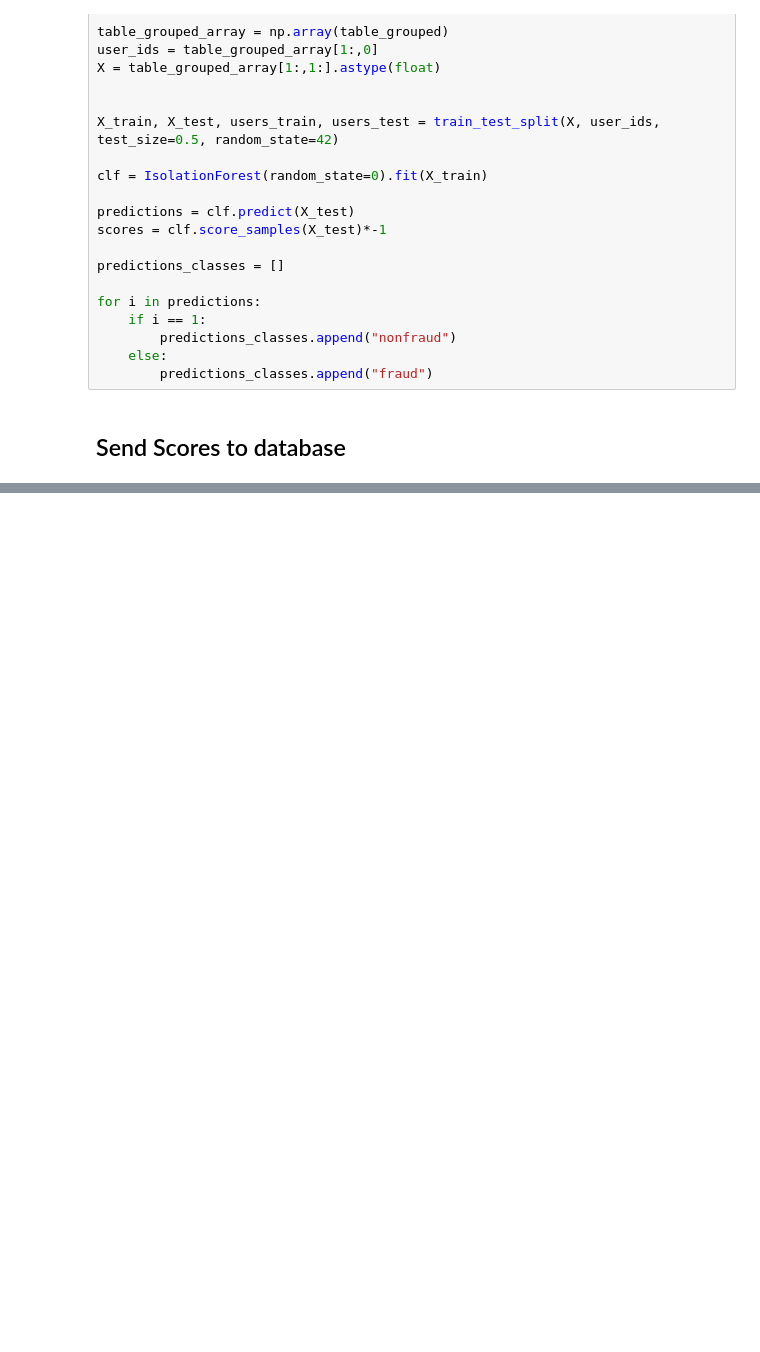
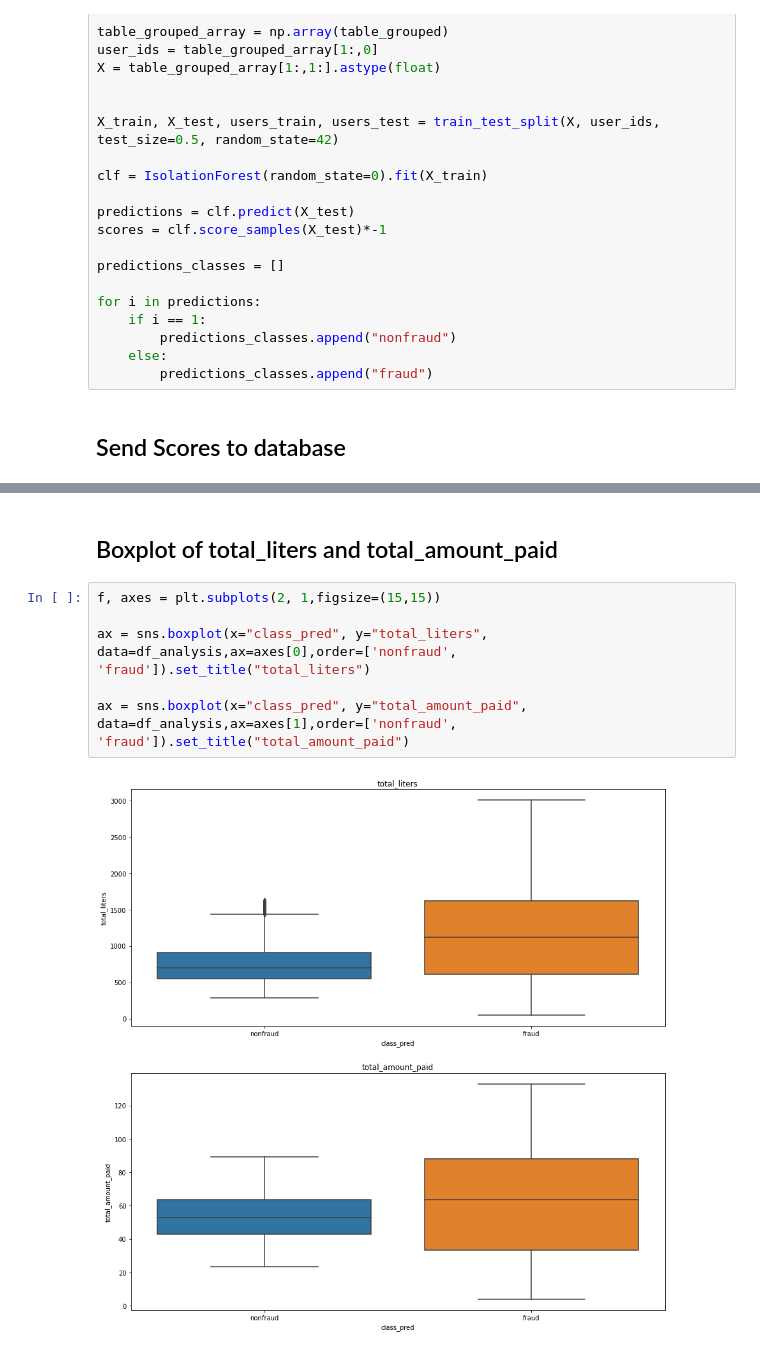
Before and after one commit to juliolops/outlier_identifier_api, a Jupyter notebook: outlier_indentifier_model/outlier_model_development.ipynb, the cells around one changed output, grey strips where cells are left out. Saved outputs shown, nothing was run; the diff lists cells and outputs as text; blank space fills up the shorter version.

```diff
--- a/outlier_indentifier_model/outlier_model_development.ipynb
+++ b/outlier_indentifier_model/outlier_model_development.ipynb
@@ -50,0 +106,10 @@ print(response)
+# %% [markdown]
+## Boxplot of total_liters and total_amount_paid
+# %%
+f, axes = plt.subplots(2, 1,figsize=(15,15))
+
+ax = sns.boxplot(x="class_pred", y="total_liters", data=df_analysis,ax=axes[0],order=['nonfraud', 'fraud']).set_title("total_liters")
+
+ax = sns.boxplot(x="class_pred", y="total_amount_paid", data=df_analysis,ax=axes[1],order=['nonfraud', 'fraud']).set_title("total_amount_paid")
+# %% [output]
+[figure, added]
```
Also changed, not shown: parts of 8 cells of this notebook, 3 other files.
